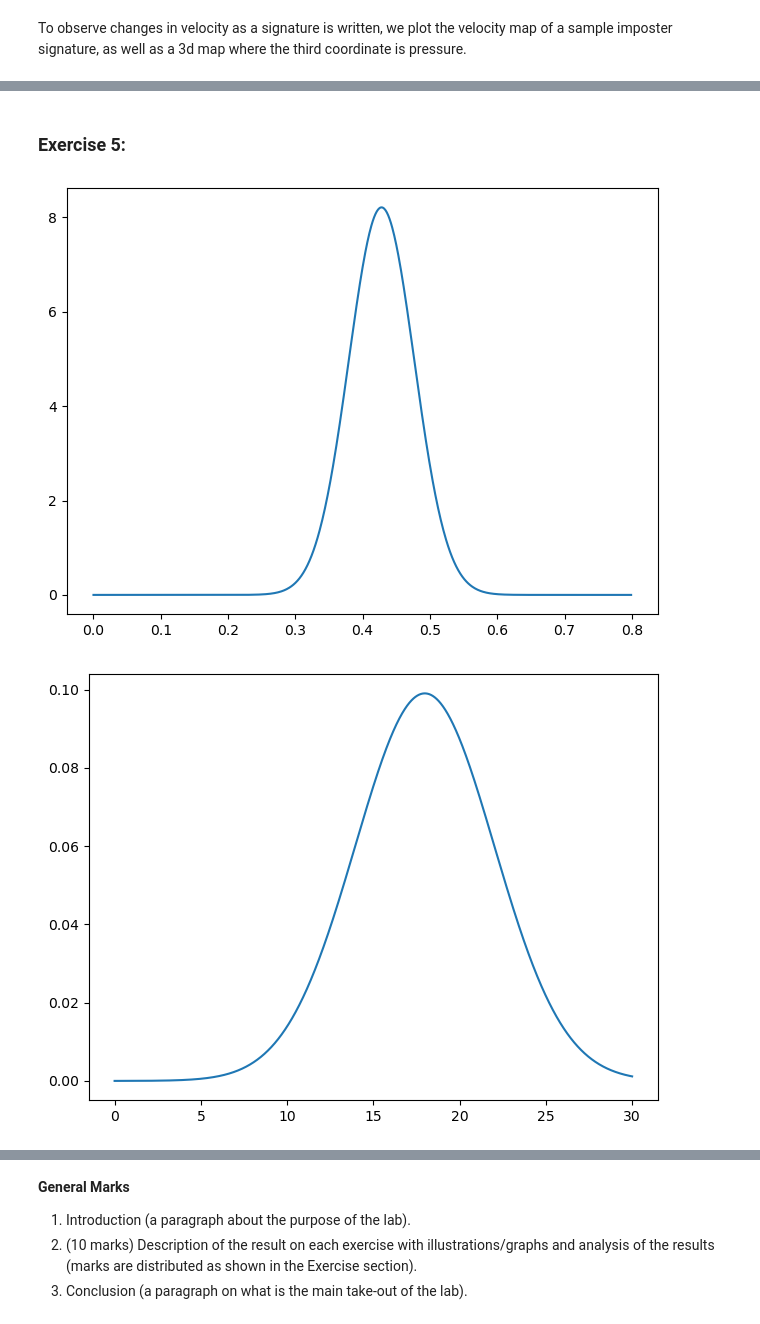
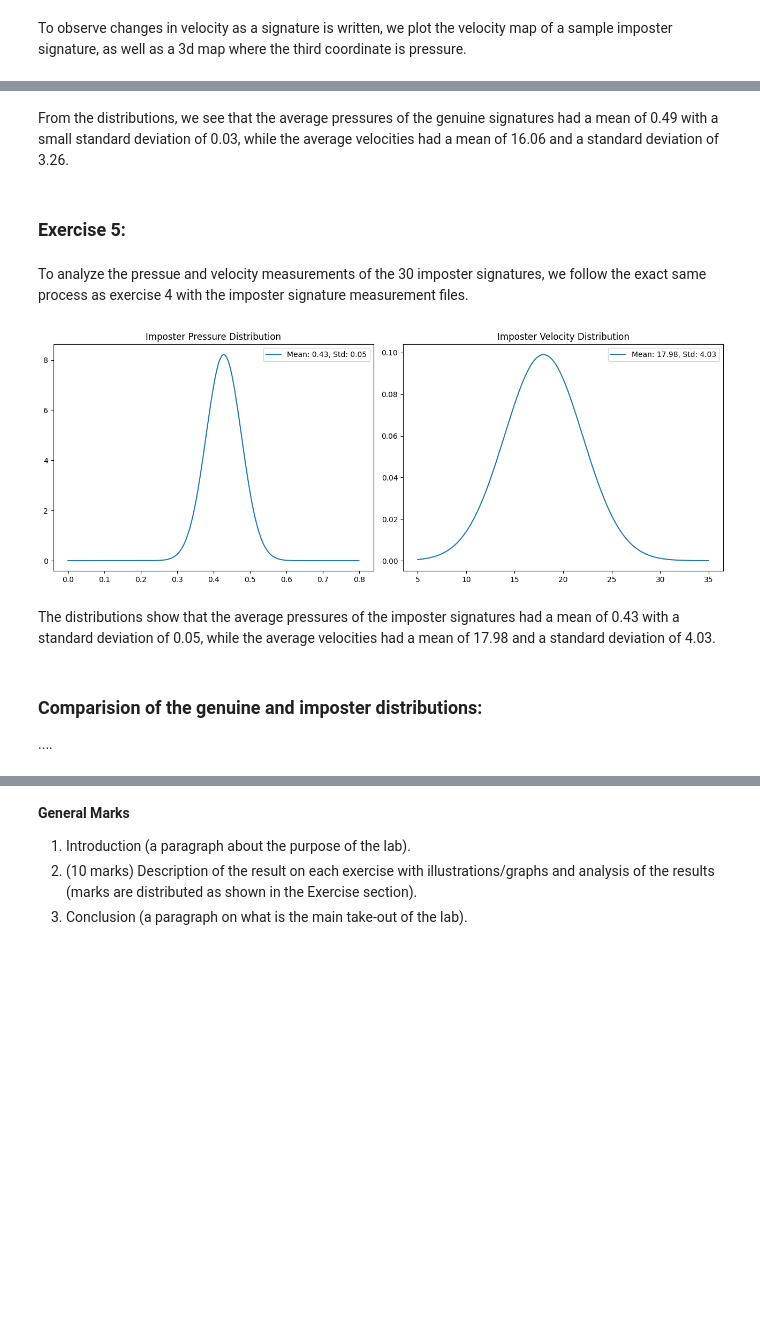
Before and after one commit to Abid-Al-Labib/ENCM-509, a Jupyter notebook: lab 2/Lab02.ipynb, the cells around one changed output, grey strips where cells are left out. Saved outputs shown, nothing was run; the diff lists cells and outputs as text; code cells hidden in the pictures; blank space fills up the shorter version.

```diff
--- a/lab 2/Lab02.ipynb
+++ b/lab 2/Lab02.ipynb
@@ -224,45 +239,59 @@ plt.show()
+# %% [markdown]
+From the distributions, we see that the average pressures of the genuine signatures had a mean of 0.49 with a small standard deviation of 0.03, while the average velocities had a mean of 16.06 and a standard deviation of 3.26.
 # %% [markdown]
 ### Exercise 5:
+# %% [markdown]
+To analyze the pressue and velocity measurements of the 30 imposter signatures, we follow the exact same process as exercise 4 with the imposter signature measurement files.
 # %%
 #loading our signatures
 
 data_dir = 'sig_vals/'
 
-coord_arr = []
-time_arr = []
 prs_arr = []
 vel_arr = []
 for i in range(1,31):
-    file = f'i{i}.csv'
+    file = f'i{i}.csv' #open imposter signatures
     csv_file = pd.read_csv(data_dir + file)
 
     coord1 = csv_file[[ 'X', 'Y']].to_numpy()
     time1 = csv_file['Time'].to_numpy().reshape((-1,1))
     prs1 = csv_file['Pressure'].to_numpy().reshape((-1,1))
     prs1_arr = prs1
 
     prs_arr.append(np.mean(prs1))
     vel = calc_velocity(time1,coord1)
     vel_arr.append(np.mean(vel))
 
 mean_prs_i = np.mean(prs_arr)
 std_prs_i = np.std(prs_arr)
 
 mean_vel_i = np.mean(vel_arr)
 std_vel_i = np.std(vel_arr)
 
 prs_range_i = np.arange(0,0.8,0.001)
-vel_range_i = np.arange(0,30,0.01)
+vel_range_i = np.arange(5,35,0.01)
 
 
+plt.figure(figsize=(13,5))
+plt.subplot(1,2,1)
 plt.plot(prs_range_i, norm.pdf(prs_range_i,mean_prs_i,std_prs_i))
+plt.legend(['Mean: {mean:.2f}, Std: {std:.2f}'.format(mean=mean_prs_i, std=std_prs_i)])
+plt.title('Imposter Pressure Distribution')
+
+plt.subplot(1,2,2)
+plt.plot(vel_range_i, norm.pdf(vel_range_i,mean_vel_i,std_vel_i))
+plt.legend(['Mean: {mean:.2f}, Std: {std:.2f}'.format(mean=mean_vel_i, std=std_vel_i)])
+plt.title('Imposter Velocity Distribution')
+
 plt.show()
-
-plt.plot(vel_range_i, norm.pdf(vel_range_i,mean_vel_i,std_vel_i))
-plt.show()
 # %% [output]
-[figure, old version]
+[figure, new version]
-[figure, removed]
+# %% [markdown]
+The distributions show that the average pressures of the imposter signatures had a mean of 0.43 with a standard deviation of 0.05, while the average velocities had a mean of 17.98 and a standard deviation of 4.03.
+# %% [markdown]
+### Comparision of the genuine and imposter distributions:
+
+....
 # %%
 plt.plot(prs_range_g, norm.pdf(prs_range_g,mean_prs_g,std_prs_g),'g')
 plt.plot(prs_range_i, norm.pdf(prs_range_i,mean_prs_i,std_prs_i),'r')
```
Also changed, not shown: parts of 9 cells of this notebook.
